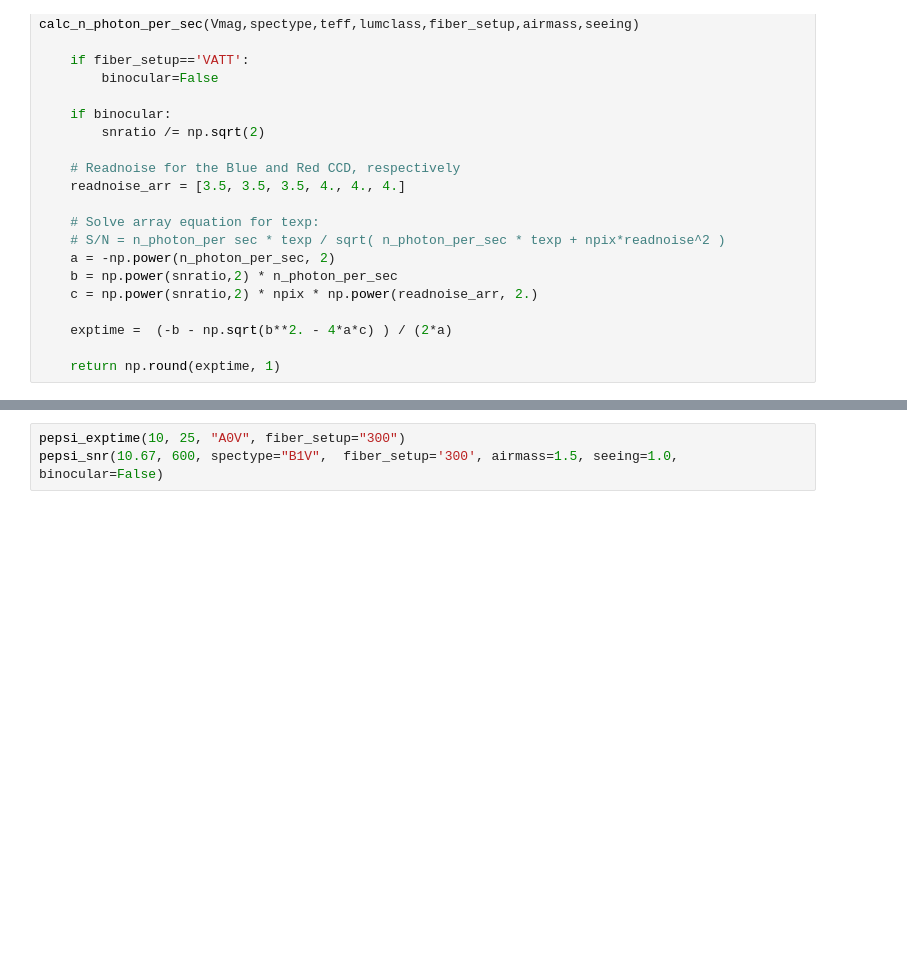
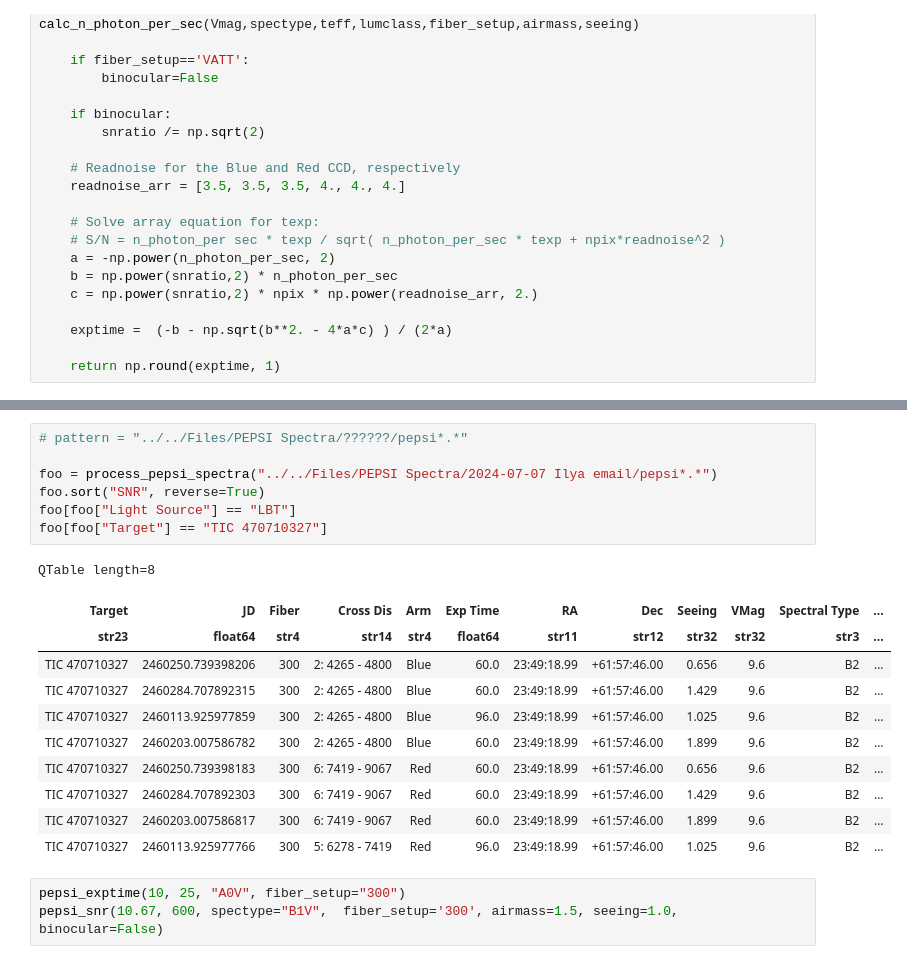
Before and after one commit to CvillePaul/Work, a Jupyter notebook: 2024-10-15 PEPSI Spectra/Explore quality of PEPSI spectra.ipynb, the cells around one changed output, grey strips where cells are left out. Drawn from its saved outputs; the diff is of its cells as text; blank space fills up the shorter version.

Commit message:
feat: uncompleted work looking at quality of PEPSI spectra

```diff
--- a/2024-09-12 LBT 2024B Target List/Explore quality of PEPSI spectra.ipynb
+++ b/2024-10-15 PEPSI Spectra/Explore quality of PEPSI spectra.ipynb
@@ -393,3 +358,22 @@ QTable length=103
+# %%
+# pattern = "../../Files/PEPSI Spectra/??????/pepsi*.*"
+
+foo = process_pepsi_spectra("../../Files/PEPSI Spectra/2024-07-07 Ilya email/pepsi*.*")
+foo.sort("SNR", reverse=True)
+foo[foo["Light Source"] == "LBT"]
+foo[foo["Target"] == "TIC 470710327"]
+# %% [output]
+QTable length=8
+| Target | JD | Fiber | Cross Dis | Arm | Exp Time | RA | Dec | Seeing | VMag | Spectral Type | ... |
+| str23 | float64 | str4 | str14 | str4 | float64 | str11 | str12 | str32 | str32 | str3 | ... |
+| TIC 470710327 | 2460250.739398206 | 300 | 2: 4265 - 4800 | Blue | 60.0 | 23:49:18.99 | +61:57:46.00 | 0.656 | 9.6 | B2 | ... |
+| TIC 470710327 | 2460284.707892315 | 300 | 2: 4265 - 4800 | Blue | 60.0 | 23:49:18.99 | +61:57:46.00 | 1.429 | 9.6 | B2 | ... |
+| TIC 470710327 | 2460113.925977859 | 300 | 2: 4265 - 4800 | Blue | 96.0 | 23:49:18.99 | +61:57:46.00 | 1.025 | 9.6 | B2 | ... |
+| TIC 470710327 | 2460203.007586782 | 300 | 2: 4265 - 4800 | Blue | 60.0 | 23:49:18.99 | +61:57:46.00 | 1.899 | 9.6 | B2 | ... |
+| TIC 470710327 | 2460250.739398183 | 300 | 6: 7419 - 9067 | Red | 60.0 | 23:49:18.99 | +61:57:46.00 | 0.656 | 9.6 | B2 | ... |
+| TIC 470710327 | 2460284.707892303 | 300 | 6: 7419 - 9067 | Red | 60.0 | 23:49:18.99 | +61:57:46.00 | 1.429 | 9.6 | B2 | ... |
+| TIC 470710327 | 2460203.007586817 | 300 | 6: 7419 - 9067 | Red | 60.0 | 23:49:18.99 | +61:57:46.00 | 1.899 | 9.6 | B2 | ... |
+| TIC 470710327 | 2460113.925977766 | 300 | 5: 6278 - 7419 | Red | 96.0 | 23:49:18.99 | +61:57:46.00 | 1.025 | 9.6 | B2 | ... |
 # %%
 pepsi_exptime(10, 25, "A0V", fiber_setup="300")
 pepsi_snr(10.67, 600, spectype="B1V",  fiber_setup='300', airmass=1.5, seeing=1.0, binocular=False)
```
Also changed, not shown: parts of 3 cells of this notebook.
